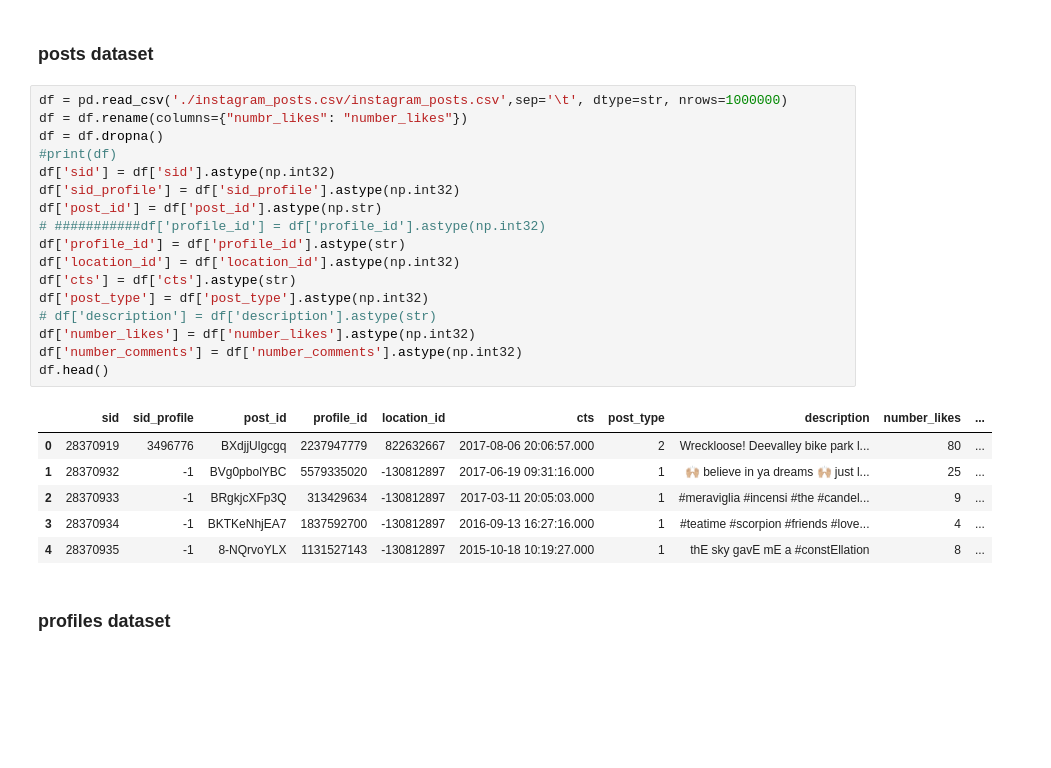
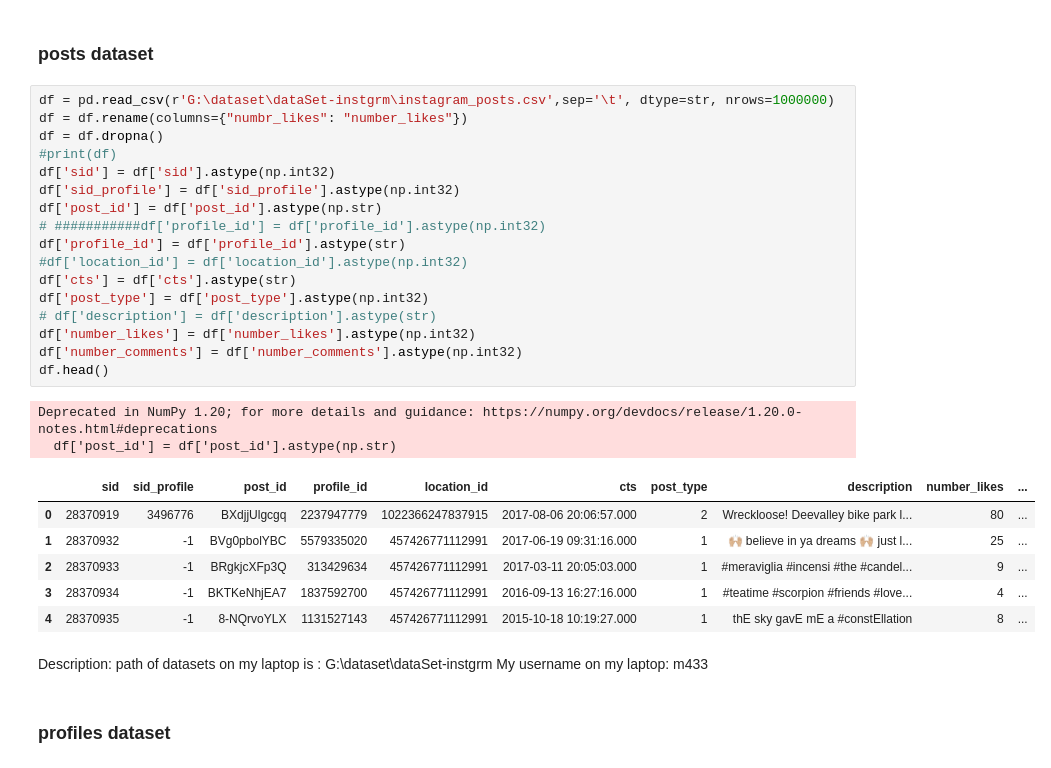
Before and after one commit to sharifaaaa/Instagram-Profiles-Posts-Analysis, a Jupyter notebook: main.ipynb, the cells around one changed output. Drawn from its saved outputs; the diff is of its cells as text; blank space fills up the shorter version.

```diff
--- a/main.ipynb
+++ b/main.ipynb
@@ -12,29 +12,34 @@ import scipy
 # %% [markdown]
 ### posts dataset
 # %%
-df = pd.read_csv('./instagram_posts.csv/instagram_posts.csv',sep='\t', dtype=str, nrows=1000000)
+df = pd.read_csv(r'G:\dataset\dataSet-instgrm\instagram_posts.csv',sep='\t', dtype=str, nrows=1000000)
 df = df.rename(columns={"numbr_likes": "number_likes"})
 df = df.dropna()
 #print(df)
 df['sid'] = df['sid'].astype(np.int32)
 df['sid_profile'] = df['sid_profile'].astype(np.int32)
 df['post_id'] = df['post_id'].astype(np.str)
 # ###########df['profile_id'] = df['profile_id'].astype(np.int32)
 df['profile_id'] = df['profile_id'].astype(str)
-df['location_id'] = df['location_id'].astype(np.int32)
+#df['location_id'] = df['location_id'].astype(np.int32)
 df['cts'] = df['cts'].astype(str)
 df['post_type'] = df['post_type'].astype(np.int32)
 # df['description'] = df['description'].astype(str)
 df['number_likes'] = df['number_likes'].astype(np.int32)
 df['number_comments'] = df['number_comments'].astype(np.int32)
 df.head()
 # %% [output]
+Deprecated in NumPy 1.20; for more details and guidance: https://numpy.org/devdocs/release/1.20.0-notes.html#deprecations
+  df['post_id'] = df['post_id'].astype(np.str)
 |  | sid | sid_profile | post_id | profile_id | location_id | cts | post_type | description | number_likes | ... |
-| 0 | 28370919 | 3496776 | BXdjjUlgcgq | 2237947779 | 822632667 | 2017-08-06 20:06:57.000 | 2 | Wreckloose! Deevalley bike park l... | 80 | ... |
-| 1 | 28370932 | -1 | BVg0pbolYBC | 5579335020 | -130812897 | 2017-06-19 09:31:16.000 | 1 | 🙌🏼 believe in ya dreams 🙌🏼 just l... | 25 | ... |
-| 2 | 28370933 | -1 | BRgkjcXFp3Q | 313429634 | -130812897 | 2017-03-11 20:05:03.000 | 1 | #meraviglia #incensi #the #candel... | 9 | ... |
-| 3 | 28370934 | -1 | BKTKeNhjEA7 | 1837592700 | -130812897 | 2016-09-13 16:27:16.000 | 1 | #teatime #scorpion #friends #love... | 4 | ... |
-| 4 | 28370935 | -1 | 8-NQrvoYLX | 1131527143 | -130812897 | 2015-10-18 10:19:27.000 | 1 | thE sky gavE mE a #constEllation | 8 | ... |
+| 0 | 28370919 | 3496776 | BXdjjUlgcgq | 2237947779 | 1022366247837915 | 2017-08-06 20:06:57.000 | 2 | Wreckloose! Deevalley bike park l... | 80 | ... |
+| 1 | 28370932 | -1 | BVg0pbolYBC | 5579335020 | 457426771112991 | 2017-06-19 09:31:16.000 | 1 | 🙌🏼 believe in ya dreams 🙌🏼 just l... | 25 | ... |
+| 2 | 28370933 | -1 | BRgkjcXFp3Q | 313429634 | 457426771112991 | 2017-03-11 20:05:03.000 | 1 | #meraviglia #incensi #the #candel... | 9 | ... |
+| 3 | 28370934 | -1 | BKTKeNhjEA7 | 1837592700 | 457426771112991 | 2016-09-13 16:27:16.000 | 1 | #teatime #scorpion #friends #love... | 4 | ... |
+| 4 | 28370935 | -1 | 8-NQrvoYLX | 1131527143 | 457426771112991 | 2015-10-18 10:19:27.000 | 1 | thE sky gavE mE a #constEllation | 8 | ... |
+# %% [markdown]
+Description: path of datasets on my laptop is : G:\dataset\dataSet-instgrm
+My username on my laptop: m433
 # %% [markdown]
 ### profiles dataset
 # %%
```
Also changed, not shown: parts of 28 cells of this notebook.
